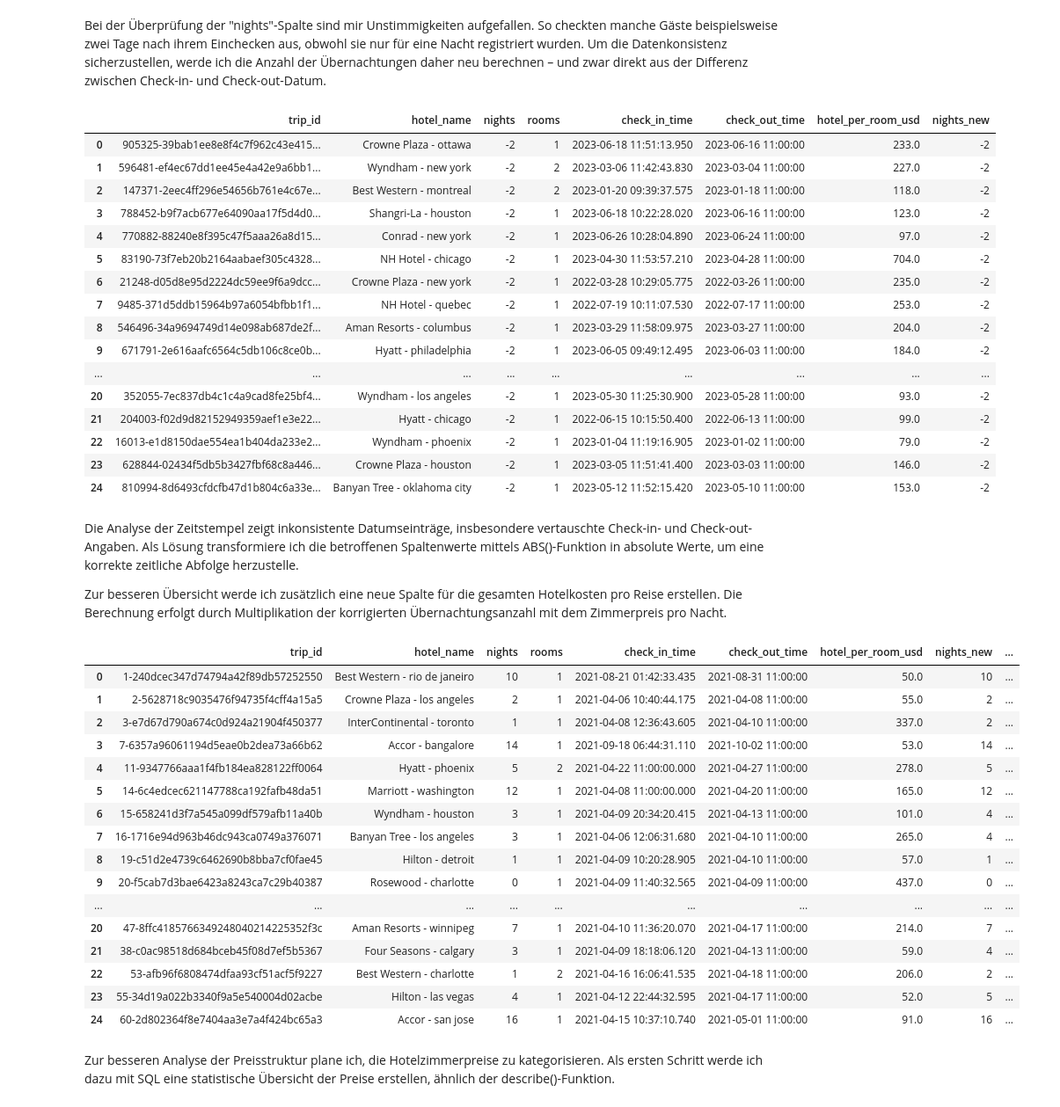
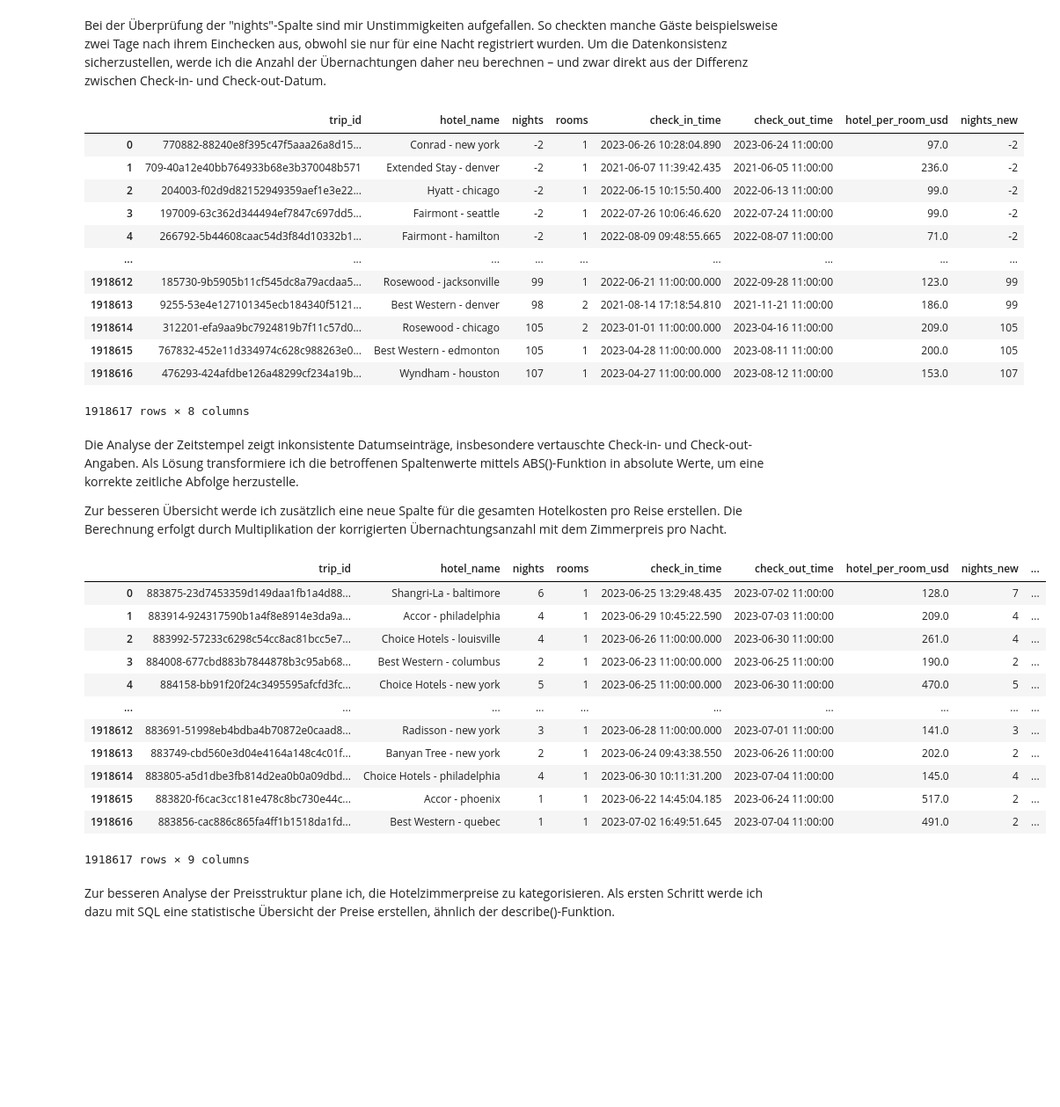
Before and after one commit to Buenyamin-Kekec/retail_demand_analysis, a Jupyter notebook: TravelTide_Mastery_Project_kb.ipynb, the cells around one changed output. Shown at 88% size. Saved outputs shown, nothing was run; the diff lists cells and outputs as text; code cells hidden in the pictures; blank space fills up the shorter version.

```diff
--- a/TravelTide_Mastery_Project_kb.ipynb
+++ b/TravelTide_Mastery_Project_kb.ipynb
@@ -106,29 +101,24 @@ SELECT  *,
         check_out_time::DATE - check_in_time::DATE AS nights_new
 FROM hotels
 ORDER BY nights_new
-LIMIT 25
 ;
 """
 
 pd.read_sql(sa.text(query_hotels_nights), engine)
 # %% [output]
 |  | trip_id | hotel_name | nights | rooms | check_in_time | check_out_time | hotel_per_room_usd | nights_new |
-| 0 | 905325-39bab1ee8e8f4c7f962c43e415... | Crowne Plaza - ottawa | -2 | 1 | 2023-06-18 11:51:13.950 | 2023-06-16 11:00:00 | 233.0 | -2 |
-| 1 | 596481-ef4ec67dd1ee45e4a42e9a6bb1... | Wyndham - new york | -2 | 2 | 2023-03-06 11:42:43.830 | 2023-03-04 11:00:00 | 227.0 | -2 |
-| 2 | 147371-2eec4ff296e54656b761e4c67e... | Best Western - montreal | -2 | 2 | 2023-01-20 09:39:37.575 | 2023-01-18 11:00:00 | 118.0 | -2 |
-| 3 | 788452-b9f7acb677e64090aa17f5d4d0... | Shangri-La - houston | -2 | 1 | 2023-06-18 10:22:28.020 | 2023-06-16 11:00:00 | 123.0 | -2 |
-| 4 | 770882-88240e8f395c47f5aaa26a8d15... | Conrad - new york | -2 | 1 | 2023-06-26 10:28:04.890 | 2023-06-24 11:00:00 | 97.0 | -2 |
-| 5 | 83190-73f7eb20b2164aabaef305c4328... | NH Hotel - chicago | -2 | 1 | 2023-04-30 11:53:57.210 | 2023-04-28 11:00:00 | 704.0 | -2 |
-| 6 | 21248-d05d8e95d2224dc59ee9f6a9dcc... | Crowne Plaza - new york | -2 | 1 | 2022-03-28 10:29:05.775 | 2022-03-26 11:00:00 | 235.0 | -2 |
-| 7 | 9485-371d5ddb15964b97a6054bfbb1f1... | NH Hotel - quebec | -2 | 1 | 2022-07-19 10:11:07.530 | 2022-07-17 11:00:00 | 253.0 | -2 |
-| 8 | 546496-34a9694749d14e098ab687de2f... | Aman Resorts - columbus | -2 | 1 | 2023-03-29 11:58:09.975 | 2023-03-27 11:00:00 | 204.0 | -2 |
-| 9 | 671791-2e616aafc6564c5db106c8ce0b... | Hyatt - philadelphia | -2 | 1 | 2023-06-05 09:49:12.495 | 2023-06-03 11:00:00 | 184.0 | -2 |
+| 0 | 770882-88240e8f395c47f5aaa26a8d15... | Conrad - new york | -2 | 1 | 2023-06-26 10:28:04.890 | 2023-06-24 11:00:00 | 97.0 | -2 |
+| 1 | 709-40a12e40bb764933b68e3b370048b571 | Extended Stay - denver | -2 | 1 | 2021-06-07 11:39:42.435 | 2021-06-05 11:00:00 | 236.0 | -2 |
+| 2 | 204003-f02d9d82152949359aef1e3e22... | Hyatt - chicago | -2 | 1 | 2022-06-15 10:15:50.400 | 2022-06-13 11:00:00 | 99.0 | -2 |
+| 3 | 197009-63c362d344494ef7847c697dd5... | Fairmont - seattle | -2 | 1 | 2022-07-26 10:06:46.620 | 2022-07-24 11:00:00 | 99.0 | -2 |
+| 4 | 266792-5b44608caac54d3f84d10332b1... | Fairmont - hamilton | -2 | 1 | 2022-08-09 09:48:55.665 | 2022-08-07 11:00:00 | 71.0 | -2 |
 | ... | ... | ... | ... | ... | ... | ... | ... | ... |
-| 20 | 352055-7ec837db4c1c4a9cad8fe25bf4... | Wyndham - los angeles | -2 | 1 | 2023-05-30 11:25:30.900 | 2023-05-28 11:00:00 | 93.0 | -2 |
-| 21 | 204003-f02d9d82152949359aef1e3e22... | Hyatt - chicago | -2 | 1 | 2022-06-15 10:15:50.400 | 2022-06-13 11:00:00 | 99.0 | -2 |
-| 22 | 16013-e1d8150dae554ea1b404da233e2... | Wyndham - phoenix | -2 | 1 | 2023-01-04 11:19:16.905 | 2023-01-02 11:00:00 | 79.0 | -2 |
-| 23 | 628844-02434f5db5b3427fbf68c8a446... | Crowne Plaza - houston | -2 | 1 | 2023-03-05 11:51:41.400 | 2023-03-03 11:00:00 | 146.0 | -2 |
-| 24 | 810994-8d6493cfdcfb47d1b804c6a33e... | Banyan Tree - oklahoma city | -2 | 1 | 2023-05-12 11:52:15.420 | 2023-05-10 11:00:00 | 153.0 | -2 |
+| 1918612 | 185730-9b5905b11cf545dc8a79acdaa5... | Rosewood - jacksonville | 99 | 1 | 2022-06-21 11:00:00.000 | 2022-09-28 11:00:00 | 123.0 | 99 |
+| 1918613 | 9255-53e4e127101345ecb184340f5121... | Best Western - denver | 98 | 2 | 2021-08-14 17:18:54.810 | 2021-11-21 11:00:00 | 186.0 | 99 |
+| 1918614 | 312201-efa9aa9bc7924819b7f11c57d0... | Rosewood - chicago | 105 | 2 | 2023-01-01 11:00:00.000 | 2023-04-16 11:00:00 | 209.0 | 105 |
+| 1918615 | 767832-452e11d334974c628c988263e0... | Best Western - edmonton | 105 | 1 | 2023-04-28 11:00:00.000 | 2023-08-11 11:00:00 | 200.0 | 105 |
+| 1918616 | 476293-424afdbe126a48299cf234a19b... | Wyndham - houston | 107 | 1 | 2023-04-27 11:00:00.000 | 2023-08-12 11:00:00 | 153.0 | 107 |
+1918617 rows × 8 columns
 # %% [markdown]
 Die Analyse der Zeitstempel zeigt inkonsistente Datumseinträge, insbesondere vertauschte Check-in- und Check-out-Angaben. Als Lösung transformiere ich die betroffenen Spaltenwerte mittels ABS()-Funktion in absolute Werte, um eine korrekte zeitliche Abfolge herzustelle.
 
@@ -136,37 +126,32 @@ Zur besseren Übersicht werde ich zusätzlich eine neue Spalte für die gesamten
 # %%
 query_hotels2 = """
 WITH nights_new AS (
 SELECT  *,
         ABS(check_out_time::DATE - check_in_time::DATE) AS nights_new
 FROM hotels
 )
 
 SELECT  *,
         nights_new * rooms * hotel_per_room_usd AS total_hotel_amount
 FROM nights_new
-LIMIT 25
 ;
 """
 
 pd.read_sql(sa.text(query_hotels2), engine)
 # %% [output]
 |  | trip_id | hotel_name | nights | rooms | check_in_time | check_out_time | hotel_per_room_usd | nights_new | ... |
-| 0 | 1-240dcec347d74794a42f89db57252550 | Best Western - rio de janeiro | 10 | 1 | 2021-08-21 01:42:33.435 | 2021-08-31 11:00:00 | 50.0 | 10 | ... |
-| 1 | 2-5628718c9035476f94735f4cff4a15a5 | Crowne Plaza - los angeles | 2 | 1 | 2021-04-06 10:40:44.175 | 2021-04-08 11:00:00 | 55.0 | 2 | ... |
-| 2 | 3-e7d67d790a674c0d924a21904f450377 | InterContinental - toronto | 1 | 1 | 2021-04-08 12:36:43.605 | 2021-04-10 11:00:00 | 337.0 | 2 | ... |
-| 3 | 7-6357a96061194d5eae0b2dea73a66b62 | Accor - bangalore | 14 | 1 | 2021-09-18 06:44:31.110 | 2021-10-02 11:00:00 | 53.0 | 14 | ... |
-| 4 | 11-9347766aaa1f4fb184ea828122ff0064 | Hyatt - phoenix | 5 | 2 | 2021-04-22 11:00:00.000 | 2021-04-27 11:00:00 | 278.0 | 5 | ... |
-| 5 | 14-6c4edcec621147788ca192fafb48da51 | Marriott - washington | 12 | 1 | 2021-04-08 11:00:00.000 | 2021-04-20 11:00:00 | 165.0 | 12 | ... |
-| 6 | 15-658241d3f7a545a099df579afb11a40b | Wyndham - houston | 3 | 1 | 2021-04-09 20:34:20.415 | 2021-04-13 11:00:00 | 101.0 | 4 | ... |
-| 7 | 16-1716e94d963b46dc943ca0749a376071 | Banyan Tree - los angeles | 3 | 1 | 2021-04-06 12:06:31.680 | 2021-04-10 11:00:00 | 265.0 | 4 | ... |
-| 8 | 19-c51d2e4739c6462690b8bba7cf0fae45 | Hilton - detroit | 1 | 1 | 2021-04-09 10:20:28.905 | 2021-04-10 11:00:00 | 57.0 | 1 | ... |
-| 9 | 20-f5cab7d3bae6423a8243ca7c29b40387 | Rosewood - charlotte | 0 | 1 | 2021-04-09 11:40:32.565 | 2021-04-09 11:00:00 | 437.0 | 0 | ... |
+| 0 | 883875-23d7453359d149daa1fb1a4d88... | Shangri-La - baltimore | 6 | 1 | 2023-06-25 13:29:48.435 | 2023-07-02 11:00:00 | 128.0 | 7 | ... |
+| 1 | 883914-924317590b1a4f8e8914e3da9a... | Accor - philadelphia | 4 | 1 | 2023-06-29 10:45:22.590 | 2023-07-03 11:00:00 | 209.0 | 4 | ... |
+| 2 | 883992-57233c6298c54cc8ac81bcc5e7... | Choice Hotels - louisville | 4 | 1 | 2023-06-26 11:00:00.000 | 2023-06-30 11:00:00 | 261.0 | 4 | ... |
+| 3 | 884008-677cbd883b7844878b3c95ab68... | Best Western - columbus | 2 | 1 | 2023-06-23 11:00:00.000 | 2023-06-25 11:00:00 | 190.0 | 2 | ... |
+| 4 | 884158-bb91f20f24c3495595afcfd3fc... | Choice Hotels - new york | 5 | 1 | 2023-06-25 11:00:00.000 | 2023-06-30 11:00:00 | 470.0 | 5 | ... |
 | ... | ... | ... | ... | ... | ... | ... | ... | ... | ... |
-| 20 | 47-8ffc4185766349248040214225352f3c | Aman Resorts - winnipeg | 7 | 1 | 2021-04-10 11:36:20.070 | 2021-04-17 11:00:00 | 214.0 | 7 | ... |
-| 21 | 38-c0ac98518d684bceb45f08d7ef5b5367 | Four Seasons - calgary | 3 | 1 | 2021-04-09 18:18:06.120 | 2021-04-13 11:00:00 | 59.0 | 4 | ... |
-| 22 | 53-afb96f6808474dfaa93cf51acf5f9227 | Best Western - charlotte | 1 | 2 | 2021-04-16 16:06:41.535 | 2021-04-18 11:00:00 | 206.0 | 2 | ... |
-| 23 | 55-34d19a022b3340f9a5e540004d02acbe | Hilton - las vegas | 4 | 1 | 2021-04-12 22:44:32.595 | 2021-04-17 11:00:00 | 52.0 | 5 | ... |
-| 24 | 60-2d802364f8e7404aa3e7a4f424bc65a3 | Accor - san jose | 16 | 1 | 2021-04-15 10:37:10.740 | 2021-05-01 11:00:00 | 91.0 | 16 | ... |
+| 1918612 | 883691-51998eb4bdba4b70872e0caad8... | Radisson - new york | 3 | 1 | 2023-06-28 11:00:00.000 | 2023-07-01 11:00:00 | 141.0 | 3 | ... |
+| 1918613 | 883749-cbd560e3d04e4164a148c4c01f... | Banyan Tree - new york | 2 | 1 | 2023-06-24 09:43:38.550 | 2023-06-26 11:00:00 | 202.0 | 2 | ... |
+| 1918614 | 883805-a5d1dbe3fb814d2ea0b0a09dbd... | Choice Hotels - philadelphia | 4 | 1 | 2023-06-30 10:11:31.200 | 2023-07-04 11:00:00 | 145.0 | 4 | ... |
+| 1918615 | 883820-f6cac3cc181e478c8bc730e44c... | Accor - phoenix | 1 | 1 | 2023-06-22 14:45:04.185 | 2023-06-24 11:00:00 | 517.0 | 2 | ... |
+| 1918616 | 883856-cac886c865fa4ff1b1518da1fd... | Best Western - quebec | 1 | 1 | 2023-07-02 16:49:51.645 | 2023-07-04 11:00:00 | 491.0 | 2 | ... |
+1918617 rows × 9 columns
 # %% [markdown]
 Zur besseren Analyse der Preisstruktur plane ich, die Hotelzimmerpreise zu kategorisieren. Als ersten Schritt werde ich dazu mit SQL eine statistische Übersicht der Preise erstellen, ähnlich der describe()-Funktion.
 # %%
```
Also changed, not shown: parts of 41 cells of this notebook.
